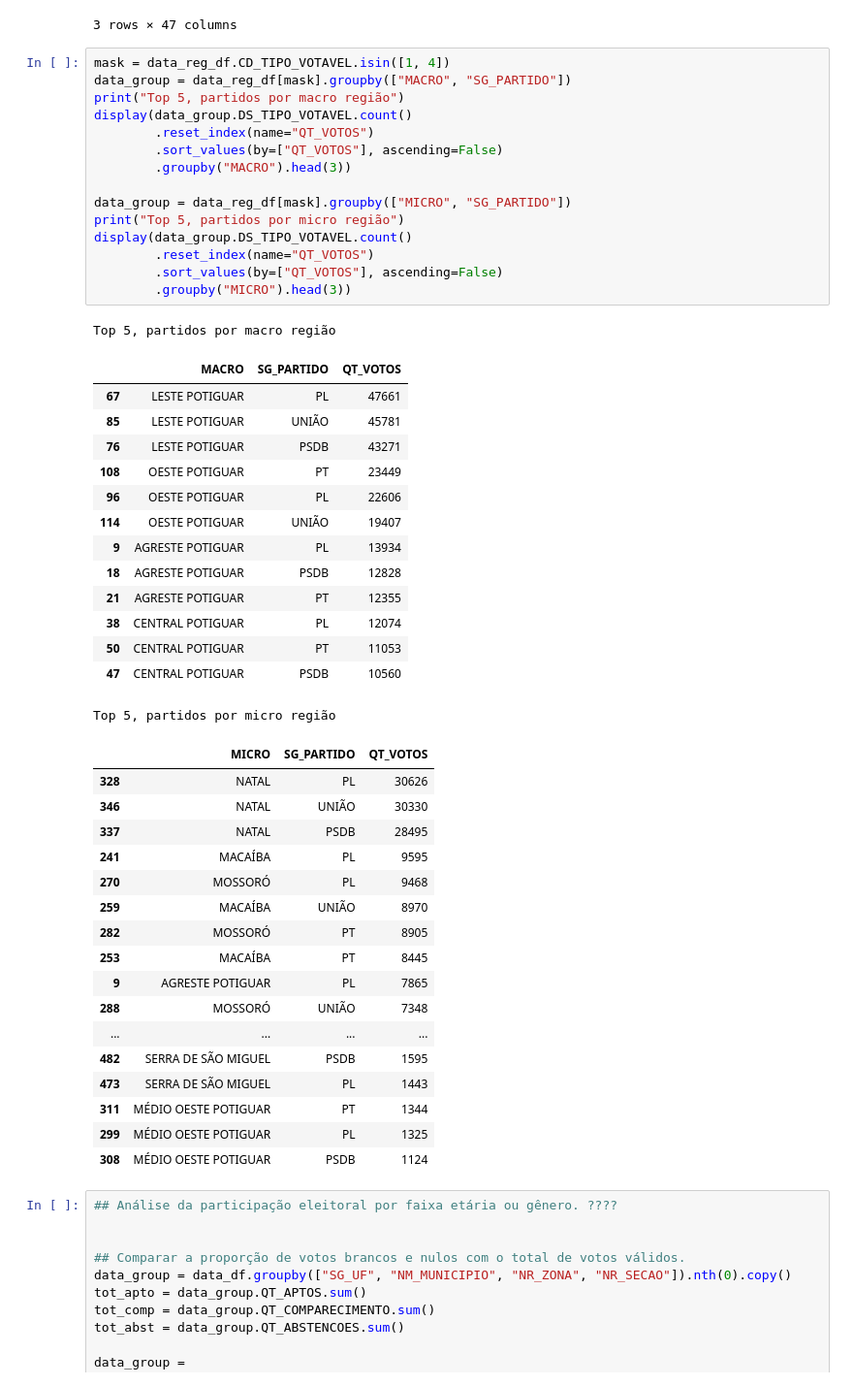
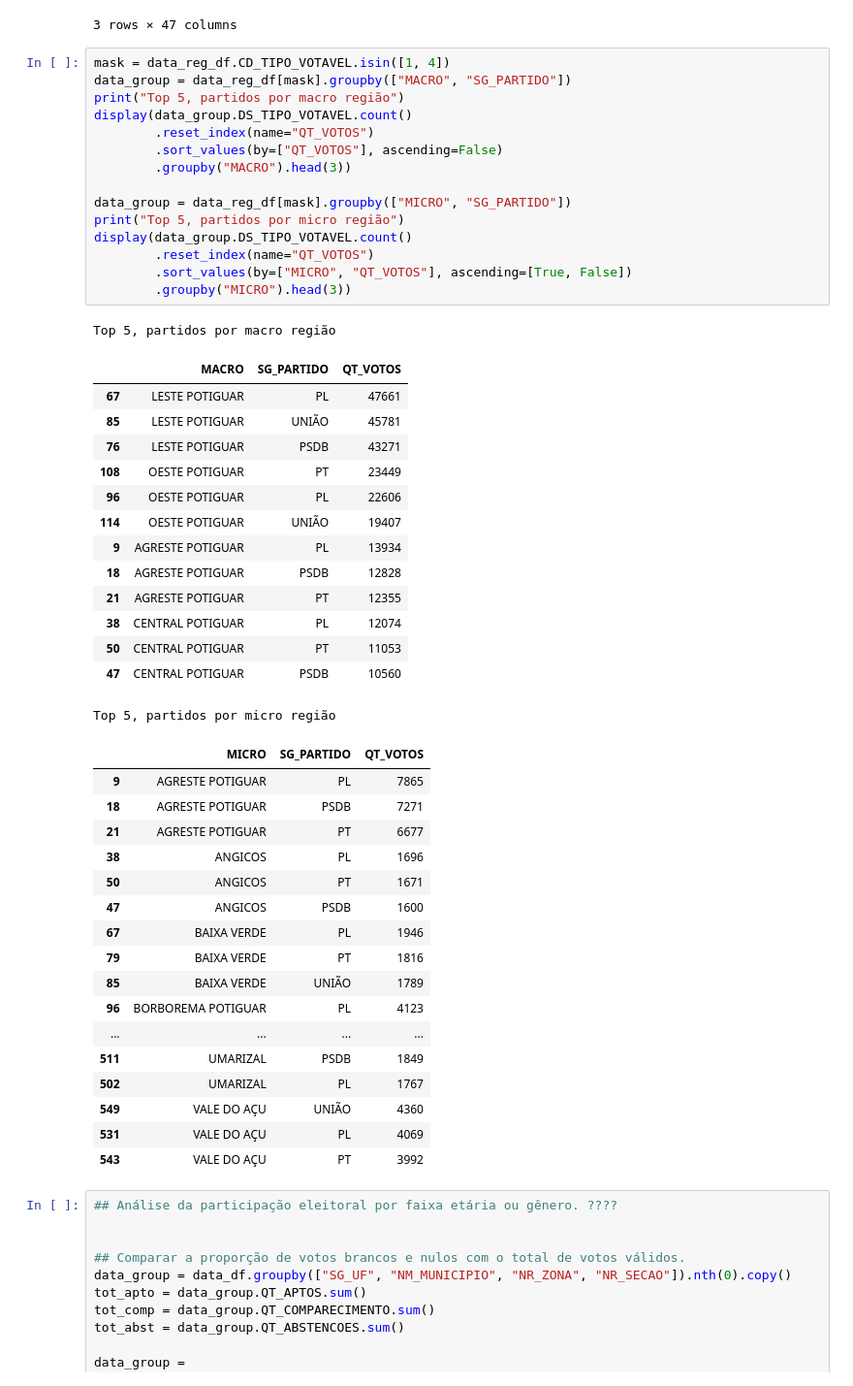
Before and after one commit to bombermal/docker-hadoop-cluster, a Jupyter notebook: main.ipynb, the cells around one changed output. Shown at 97% size. Drawn from its saved outputs; the diff is of its cells as text.

```diff
--- a/main.ipynb
+++ b/main.ipynb
@@ -317,50 +336,50 @@ data_reg_df.head(3)
 mask = data_reg_df.CD_TIPO_VOTAVEL.isin([1, 4])
 data_group = data_reg_df[mask].groupby(["MACRO", "SG_PARTIDO"])
 print("Top 5, partidos por macro região")
 display(data_group.DS_TIPO_VOTAVEL.count()
         .reset_index(name="QT_VOTOS")
         .sort_values(by=["QT_VOTOS"], ascending=False)
         .groupby("MACRO").head(3))
 
 data_group = data_reg_df[mask].groupby(["MICRO", "SG_PARTIDO"])
 print("Top 5, partidos por micro região")
 display(data_group.DS_TIPO_VOTAVEL.count()
         .reset_index(name="QT_VOTOS")
-        .sort_values(by=["QT_VOTOS"], ascending=False)
+        .sort_values(by=["MICRO", "QT_VOTOS"], ascending=[True, False])
         .groupby("MICRO").head(3))
 # %% [output]
 Top 5, partidos por macro região
 |  | MACRO | SG_PARTIDO | QT_VOTOS |
 | 67 | LESTE POTIGUAR | PL | 47661 |
 | 85 | LESTE POTIGUAR | UNIÃO | 45781 |
 | 76 | LESTE POTIGUAR | PSDB | 43271 |
 | 108 | OESTE POTIGUAR | PT | 23449 |
 | 96 | OESTE POTIGUAR | PL | 22606 |
 | 114 | OESTE POTIGUAR | UNIÃO | 19407 |
 | 9 | AGRESTE POTIGUAR | PL | 13934 |
 | 18 | AGRESTE POTIGUAR | PSDB | 12828 |
 | 21 | AGRESTE POTIGUAR | PT | 12355 |
 | 38 | CENTRAL POTIGUAR | PL | 12074 |
 | 50 | CENTRAL POTIGUAR | PT | 11053 |
 | 47 | CENTRAL POTIGUAR | PSDB | 10560 |
 Top 5, partidos por micro região
 |  | MICRO | SG_PARTIDO | QT_VOTOS |
-| 328 | NATAL | PL | 30626 |
-| 346 | NATAL | UNIÃO | 30330 |
-| 337 | NATAL | PSDB | 28495 |
-| 241 | MACAÍBA | PL | 9595 |
-| 270 | MOSSORÓ | PL | 9468 |
-| 259 | MACAÍBA | UNIÃO | 8970 |
-| 282 | MOSSORÓ | PT | 8905 |
-| 253 | MACAÍBA | PT | 8445 |
 | 9 | AGRESTE POTIGUAR | PL | 7865 |
-| 288 | MOSSORÓ | UNIÃO | 7348 |
+| 18 | AGRESTE POTIGUAR | PSDB | 7271 |
+| 21 | AGRESTE POTIGUAR | PT | 6677 |
+| 38 | ANGICOS | PL | 1696 |
+| 50 | ANGICOS | PT | 1671 |
+| 47 | ANGICOS | PSDB | 1600 |
+| 67 | BAIXA VERDE | PL | 1946 |
+| 79 | BAIXA VERDE | PT | 1816 |
+| 85 | BAIXA VERDE | UNIÃO | 1789 |
+| 96 | BORBOREMA POTIGUAR | PL | 4123 |
 | ... | ... | ... | ... |
-| 482 | SERRA DE SÃO MIGUEL | PSDB | 1595 |
-| 473 | SERRA DE SÃO MIGUEL | PL | 1443 |
-| 311 | MÉDIO OESTE POTIGUAR | PT | 1344 |
-| 299 | MÉDIO OESTE POTIGUAR | PL | 1325 |
-| 308 | MÉDIO OESTE POTIGUAR | PSDB | 1124 |
+| 511 | UMARIZAL | PSDB | 1849 |
+| 502 | UMARIZAL | PL | 1767 |
+| 549 | VALE DO AÇU | UNIÃO | 4360 |
+| 531 | VALE DO AÇU | PL | 4069 |
+| 543 | VALE DO AÇU | PT | 3992 |
 # %%
 ## Análise da participação eleitoral por faixa etária ou gênero. ????
 
```
Also changed, not shown: parts of 8 cells of this notebook.
